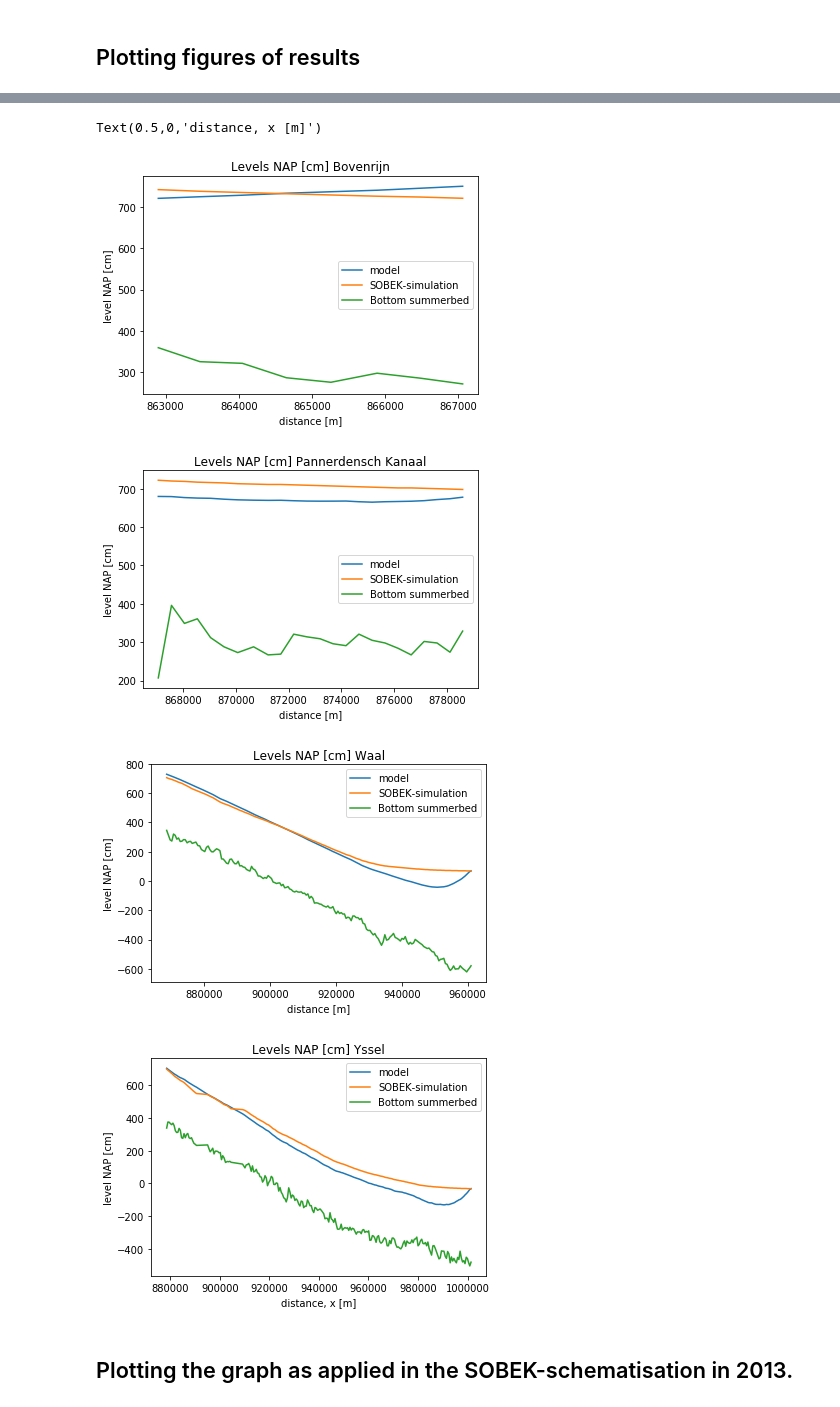
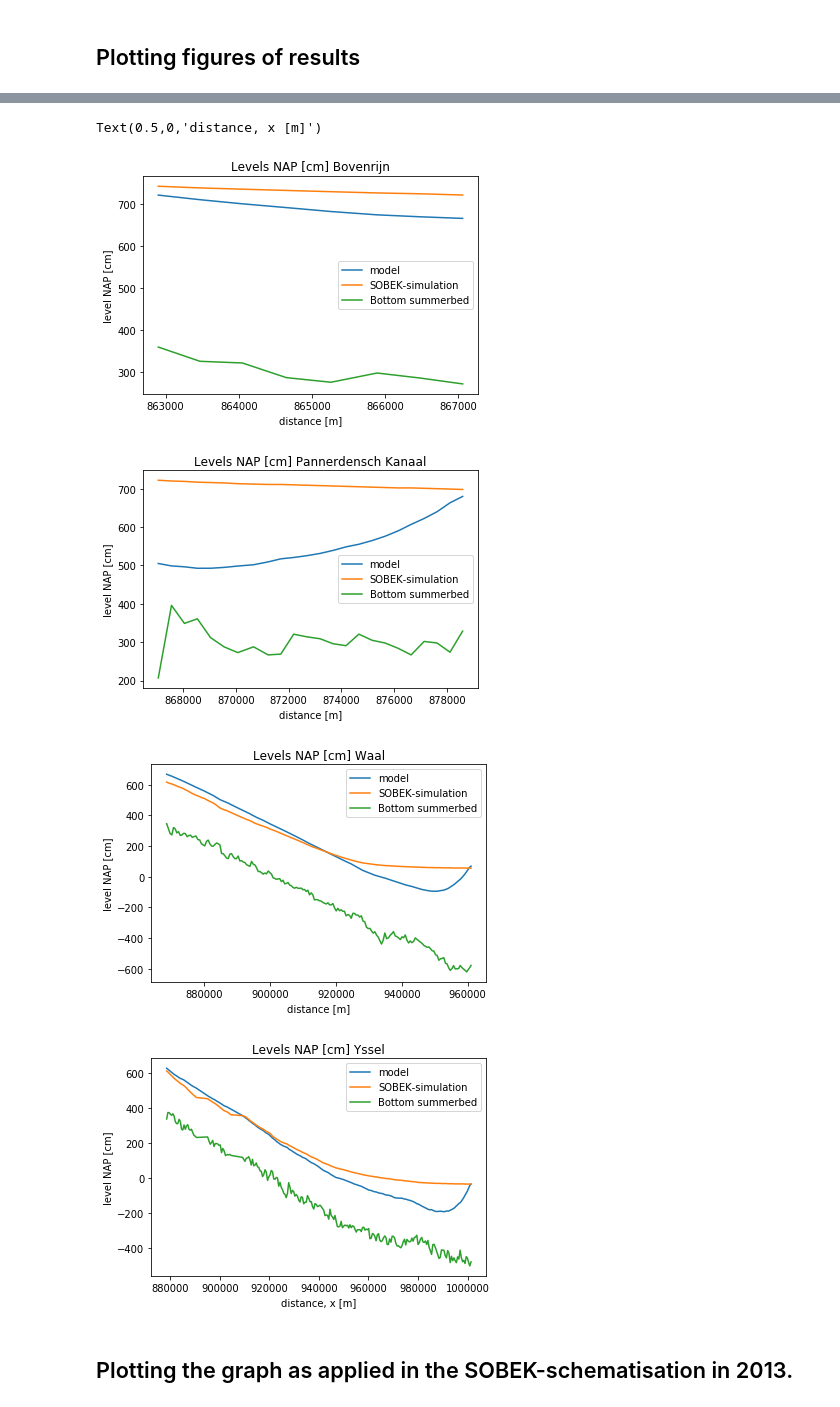
Before and after one commit to frederikvinke/Riverbranches-Rhine, a Jupyter notebook: Test Rhine branches Waal & IJssel model 2019 mrt v2.ipynb, the cells around one changed output, grey strips where cells are left out. Saved outputs shown, nothing was run; the diff lists cells and outputs as text; code cells hidden in the pictures.

```diff
--- a/Test Rhine branches Waal & IJssel model 2019 mrt v2.ipynb
+++ b/Test Rhine branches Waal & IJssel model 2019 mrt v2.ipynb
@@ -178,6 +197,7 @@ Yco_flip=Yco[::-1]
 KM_flip=KM[::-1]
 dKM_flip=dKM[::-1]
 Waterlevel_flip=Waterlevel[::-1]
+Waterlevel700_flip=Waterlevels700[::-1]
 Width_summerbed_flip=Width_summerbed[::-1]
 Level_summerbed_flip=Level_summerbed[::-1]
 Level_winterbed_flip=Level_winterbed[::-1]
@@ -187,7 +207,8 @@ Chezy_flip=Chezy[::-1]
 # Bovenrijn = cell 671:681
 xbovenrijn = KM_flip[671:681]
 dKMbovenrijn = dKM_flip[671:681]
-wlbovenrijn = Waterlevel_flip[671:681]
+wlbovenrijn = Waterlevel700_flip[671:681]
+wlbovenrijn700 = Waterlevel_flip[671:681]
 WSbovenrijn = Width_summerbed_flip [671:681]
 LSbovenrijn = Level_summerbed_flip[671:681]
 LWbovenrijn = Level_winterbed_flip[671:861]
@@ -196,30 +217,35 @@ LWbovenrijn = Level_winterbed_flip[671:861]
 xwaal = KM_flip[484:671]
 dKMwaal = dKM_flip[484:671]
 wlwaal = Waterlevel_flip[484:671]
+wlwaal700 = Waterlevel700_flip[484:671]
 WSwaal = Width_summerbed_flip[484:671]
 LSwaal = Level_summerbed_flip[484:671]
 LWwaal = Level_winterbed_flip[484:671]
+Chezywaal = Chezy_flip[484:671]
 
 # Pannerdensch kanaal = cell 460:484
 xpankan = KM_flip[460:484]
 dKMpankan = dKM_flip[460:484]
 wlpankan = Waterlevel_flip[460:484]
+wlpankan700 = Waterlevel700_flip[460:484]
 WSpankan = Width_summerbed_flip[460:484]
 LSpankan = Level_summerbed_flip[460:484]
 LWpankan = Level_winterbed_flip[460:484]
 
 # Nederrijn = cell 360:460
-xneder = KM_flip[360:460]
-dKMneder = dKM_flip[360:460]
-wlneder = Waterlevel_flip[360:460]
-WSneder = Width_summerbed_flip[360:460]
-LSneder = Level_summerbed_flip[360:460]
-LWneder = Level_winterbed_flip[360:460]
+xneder = KM_flip[434:460] #deel tot aan eerste sluis bovenstrooms van de Nederrijn is meegenomen in model
+dKMneder = dKM_flip[434:460]
+wlneder = Waterlevel_flip[434:460]
+wlneder700 = Waterlevel700_flip[434:460]
+WSneder = Width_summerbed_flip[434:460]
+LSneder = Level_summerbed_flip[434:460]
+LWneder = Level_winterbed_flip[434:460]
 
 # Lek = cell 239:360
 xlek = KM_flip[239:360]
 dKMlek = dKM_flip[239:360]
 wllek = Waterlevel_flip[239:360]
+wllek700 = Waterlevel700_flip[239:360]
 WSlek = Width_summerbed_flip[239:360]
 LSlek = Level_summerbed_flip[239:360]
 LWlek = Level_winterbed_flip[239:360]
@@ -228,9 +254,11 @@ LWlek = Level_winterbed_flip[239:360]
 xyssel = KM_flip[10:239]
 dKMyssel = dKM_flip[10:239]
 wlyssel = Waterlevel_flip[10:239]
+wlyssel700 = Waterlevel700_flip[10:239]
 WSyssel = Width_summerbed_flip[10:239]
 LSyssel = Level_summerbed_flip[10:239]
 LWyssel = Level_winterbed_flip[10:239]
+Chezyyssel = Chezy_flip[10:239]
 # %% [markdown]
 ## Manning formula calculations to determine normal and critical flow depth.
 # %%
@@ -384,7 +402,7 @@ for i in range (0,7):
     waterlevels_bovenrijn=hflip_bovenrijn[::-1]
 
     diff = zeros(len(waterlevels_bovenrijn))
-    diff = [waterlevels_bovenrijn[i]-wlbovenrijn[i] for i in range(0,8)]
+    diff = [waterlevels_bovenrijn[i]-wlbovenrijn[i] for i in range(0,7)]
 
 
 hflip_pankan = zeros(len(dKMpankan))
@@ -395,15 +413,15 @@ for i in range (0,23):
     #water level at location x+1
     hflip_pankan[i+1] = waterlevels_normalpankan[i] + (hflip_pankan[i]-waterlevels_normalpankan[i]+S0*dKMpankan[i])*(1/2)**(dKMpankan[i]/L_05_normal_pankan[i])
 
-    waterlevels_pankan=hflip_pankan[::-1]
+    waterlevels_pankan=hflip_pankan#[::-1]
 
     diff = zeros(len(waterlevels_pankan))
     diff = [waterlevels_pankan[i]-wlpankan[i] for i in range(0,23)]
 
 hflip_nederrijn = zeros(len(dKMneder))
 
-for i in range (0,99):
-    hflip_nederrijn[0]=271.6
+for i in range (0,25):
+    hflip_nederrijn[0]=696.6
 
     #water level at location x+1
     hflip_nederrijn[i+1] = waterlevels_normalneder[i] + (hflip_nederrijn[i]-waterlevels_normalneder[i]+S0*dKMneder[i])*(1/2)**(dKMneder[i]/L_05_normal_neder[i])
@@ -411,7 +429,7 @@ for i in range (0,99):
     waterlevels_nederrijn=hflip_nederrijn#[::-1]
 
     diff = zeros(len(waterlevels_nederrijn))
-    diff = [waterlevels_nederrijn[i]-wlneder[i] for i in range(0,99)]
+    diff = [waterlevels_nederrijn[i]-wlneder[i] for i in range(0,25)]
 # %%
 print(len(waterlevels_normalbovenrijn))
 # %% [output]
@@ -478,10 +496,10 @@ print(average(diff_waal))
 # %%
 hflip_yssel = zeros(len(dKMyssel))
 for i in range (0,228):
-    hflip_yssel[0]=-32.5
+    hflip_yssel[0]=yssel_ben
     hflip_yssel[i+1] = waterlevels_normalyssel[i] + (hflip_yssel[i]-waterlevels_normalyssel[i]+S0*dKMyssel[i])*(1/2)**(dKMyssel[i]/L_05_normal_yssel[i])#water level at location x+1
 
     waterlevels_yssel=hflip_yssel#[::-1]
 
     diff_yssel = zeros(len(waterlevels_yssel))
-    diff_yssel = [waterlevels_yssel[i]-wlyssel[i] for i in range(0,228)]
+    diff_yssel = [(waterlevels_yssel[i]-wlyssel[i])/100 for i in range(0,228)]
@@ -543,7 +559,7 @@ Text(0.5,0,'distance [m]')
 plt.figure(1)
 #nul, = plt.plot(xbovenrijn[0:8], dd0_bovenrijn[0:8], label='nul')
 model, = plt.plot(xbovenrijn[0:8], waterlevels_bovenrijn[0:8], label='model')
-SOBEK, = plt.plot(xbovenrijn[0:8], wlbovenrijn[0:8], label='SOBEK-simulation')
+SOBEK, = plt.plot(xbovenrijn[0:8], wlbovenrijn700[0:8], label='SOBEK-simulation')
 bottom, = plt.plot(xbovenrijn[0:8], LSbovenrijn[0:8], label='Bottom summerbed')
 plt.title('Levels NAP [cm] Bovenrijn')
 plt.legend(handles=[model, SOBEK, bottom])
@@ -557,39 +573,39 @@ plt.figure(2)
 model, = plt.plot(xpankan, waterlevels_pankan, label='model')
 SOBEK, = plt.plot(xpankan, wlpankan, label='SOBEK-simulation')
 bottom, = plt.plot(xpankan, LSpankan, label='Bottom summerbed')
 plt.title('Levels NAP [cm] Pannerdensch Kanaal')
 plt.legend(handles=[model, SOBEK, bottom])
 plt.ylabel('level NAP [cm]')
 plt.xlabel('distance [m]')
 
 # Plot of riverstretch Waal
 plt.figure(3)
 #normal, = plt.plot(xwaal[0:184], waterlevels_normalwaal[0:184], label='norm flow')
 model, = plt.plot(xwaal[0:184], waterlevels_waal[0:184], label='model')
-SOBEK, = plt.plot(xwaal[0:184], wlwaal[0:184], label='SOBEK-simulation')
+SOBEK, = plt.plot(xwaal[0:184], wlwaal700[0:184], label='SOBEK-simulation')
 bottom, = plt.plot(xwaal[0:184], LSwaal[0:184], label='Bottom summerbed')
 plt.title('Levels NAP [cm] Waal')
 plt.legend(handles=[model, SOBEK, bottom])
 plt.ylabel('level NAP [cm]')
 plt.xlabel('distance [m]')
 
 
 # Plot of riverstretch Yssel
 plt.figure(4)
 #normal, = plt.plot(xyssel, waterlevels_normalyssel, label='norm flow')
 model, = plt.plot(xyssel, waterlevels_yssel, label='model')
-SOBEK, = plt.plot(xyssel, wlyssel, label='SOBEK-simulation')
+SOBEK, = plt.plot(xyssel, wlyssel700, label='SOBEK-simulation')
 bottom, = plt.plot(xyssel, LSyssel, label='Bottom summerbed')
 plt.title('Levels NAP [cm] Yssel')
 plt.legend(handles=[model, SOBEK, bottom])
 plt.ylabel('level NAP [cm]')
 plt.xlabel('distance, x [m]')
 # %% [output]
 Text(0.5,0,'distance, x [m]')
-[figure, old version]
+[figure, new version]
-[figure, old version]
+[figure, new version]
-[figure, old version]
+[figure, new version]
-[figure, old version]
+[figure, new version]
 # %% [markdown]
 ## Plotting the graph as applied in the SOBEK-schematisation in 2013.
 # %%
```
Also changed, not shown: parts of 16 cells of this notebook.
